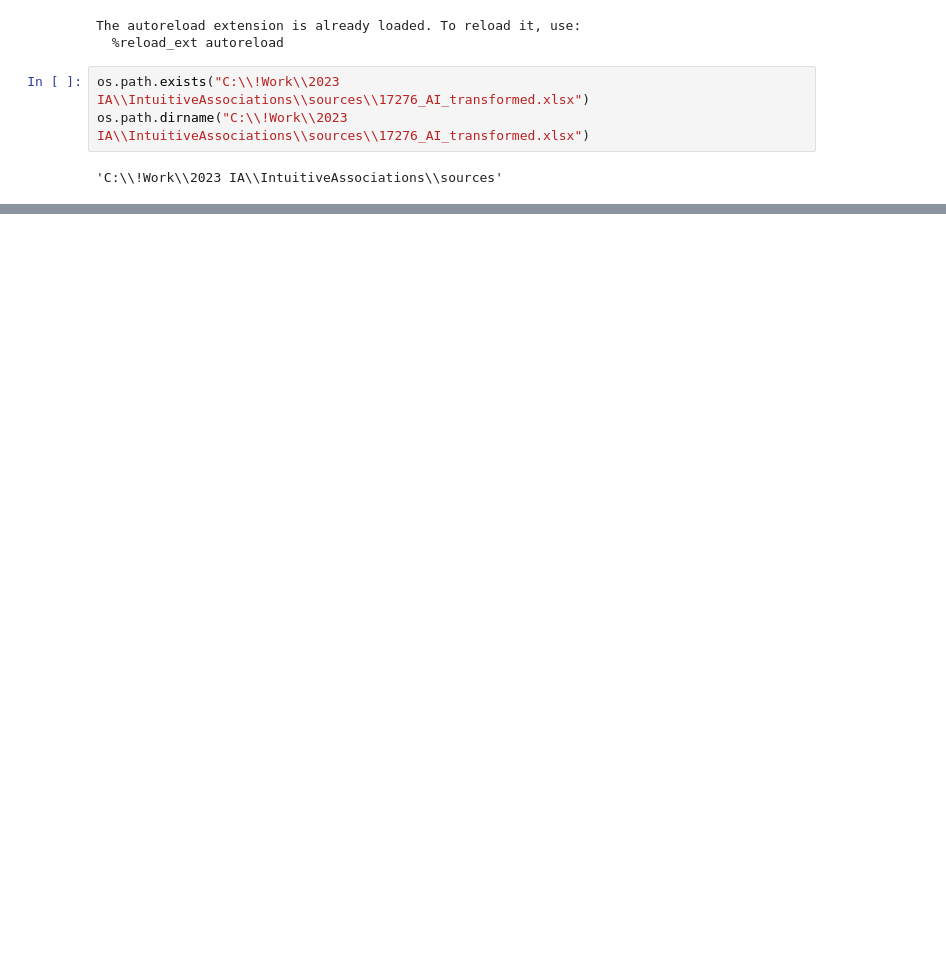
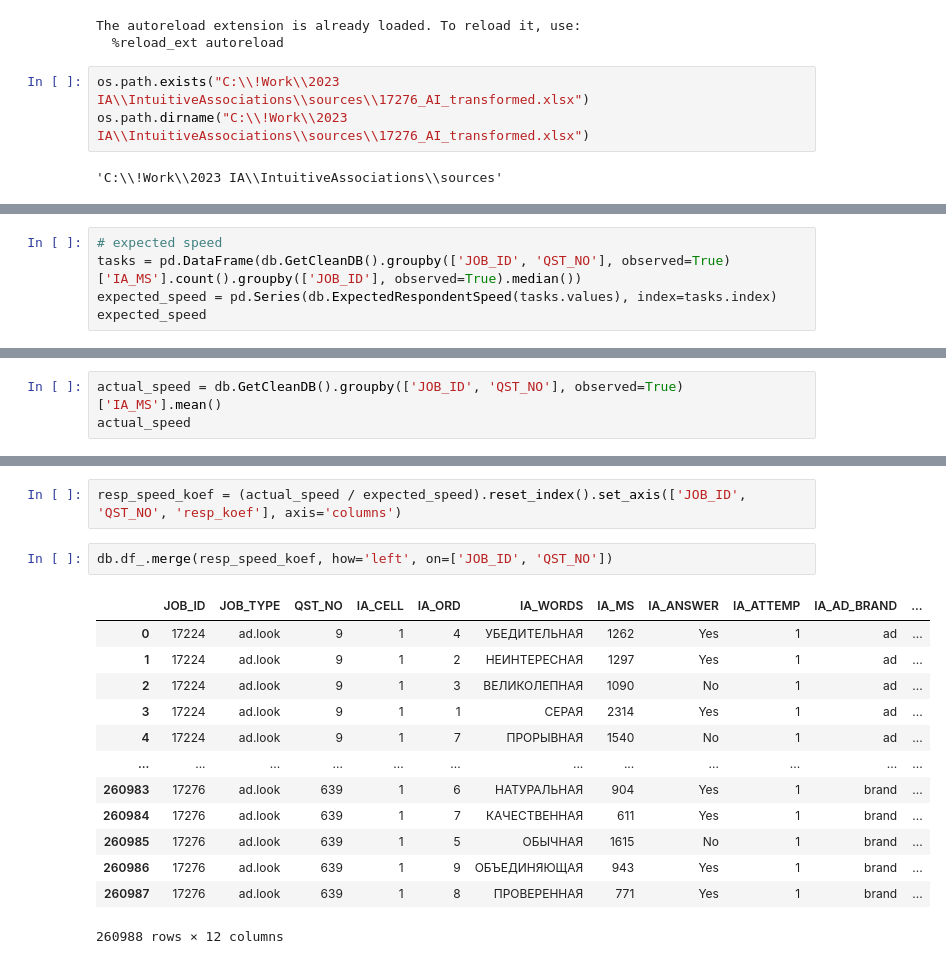
Before and after one commit to woskxmcnvb/IntuitiveAssociations, a Jupyter notebook: tests.ipynb, the cells around one changed output, grey strips where cells are left out. Drawn from its saved outputs; the diff is of its cells as text; blank space fills up the shorter version.

```diff
--- a/tests.ipynb
+++ b/tests.ipynb
@@ -29,0 +204,5 @@ rep = reporter.BuildJobReport("C:\\!Work\\2023 IA\\IntuitiveAssociations\\source
+# %%
+# expected speed
+tasks = pd.DataFrame(db.GetCleanDB().groupby(['JOB_ID', 'QST_NO'], observed=True)['IA_MS'].count().groupby(['JOB_ID'], observed=True).median())
+expected_speed = pd.Series(db.ExpectedRespondentSpeed(tasks.values), index=tasks.index)
+expected_speed
@@ -29,0 +227,3 @@ rep = reporter.BuildJobReport("C:\\!Work\\2023 IA\\IntuitiveAssociations\\source
+# %%
+actual_speed = db.GetCleanDB().groupby(['JOB_ID', 'QST_NO'], observed=True)['IA_MS'].mean()
+actual_speed
@@ -29,0 +244,18 @@ rep = reporter.BuildJobReport("C:\\!Work\\2023 IA\\IntuitiveAssociations\\source
+# %%
+resp_speed_koef = (actual_speed / expected_speed).reset_index().set_axis(['JOB_ID', 'QST_NO', 'resp_koef'], axis='columns')
+# %%
+db.df_.merge(resp_speed_koef, how='left', on=['JOB_ID', 'QST_NO'])
+# %% [output]
+|  | JOB_ID | JOB_TYPE | QST_NO | IA_CELL | IA_ORD | IA_WORDS | IA_MS | IA_ANSWER | IA_ATTEMP | IA_AD_BRAND | ... |
+| 0 | 17224 | ad.look | 9 | 1 | 4 | УБЕДИТЕЛЬНАЯ | 1262 | Yes | 1 | ad | ... |
+| 1 | 17224 | ad.look | 9 | 1 | 2 | НЕИНТЕРЕСНАЯ | 1297 | Yes | 1 | ad | ... |
+| 2 | 17224 | ad.look | 9 | 1 | 3 | ВЕЛИКОЛЕПНАЯ | 1090 | No | 1 | ad | ... |
+| 3 | 17224 | ad.look | 9 | 1 | 1 | СЕРАЯ | 2314 | Yes | 1 | ad | ... |
+| 4 | 17224 | ad.look | 9 | 1 | 7 | ПРОРЫВНАЯ | 1540 | No | 1 | ad | ... |
+| ... | ... | ... | ... | ... | ... | ... | ... | ... | ... | ... | ... |
+| 260983 | 17276 | ad.look | 639 | 1 | 6 | НАТУРАЛЬНАЯ | 904 | Yes | 1 | brand | ... |
+| 260984 | 17276 | ad.look | 639 | 1 | 7 | КАЧЕСТВЕННАЯ | 611 | Yes | 1 | brand | ... |
+| 260985 | 17276 | ad.look | 639 | 1 | 5 | ОБЫЧНАЯ | 1615 | No | 1 | brand | ... |
+| 260986 | 17276 | ad.look | 639 | 1 | 9 | ОБЪЕДИНЯЮЩАЯ | 943 | Yes | 1 | brand | ... |
+| 260987 | 17276 | ad.look | 639 | 1 | 8 | ПРОВЕРЕННАЯ | 771 | Yes | 1 | brand | ... |
+260988 rows × 12 columns
```
Also changed, not shown: parts of 32 cells of this notebook, 4 other files.
